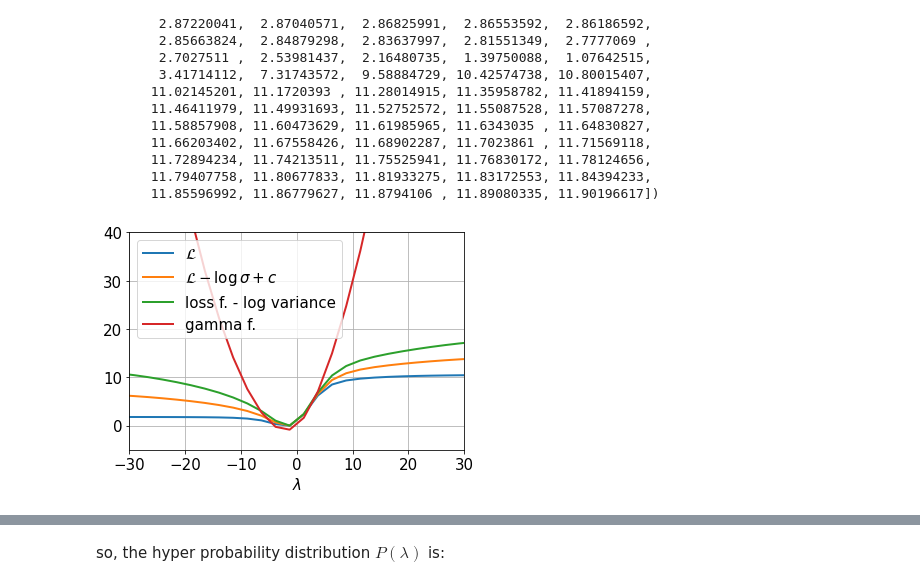
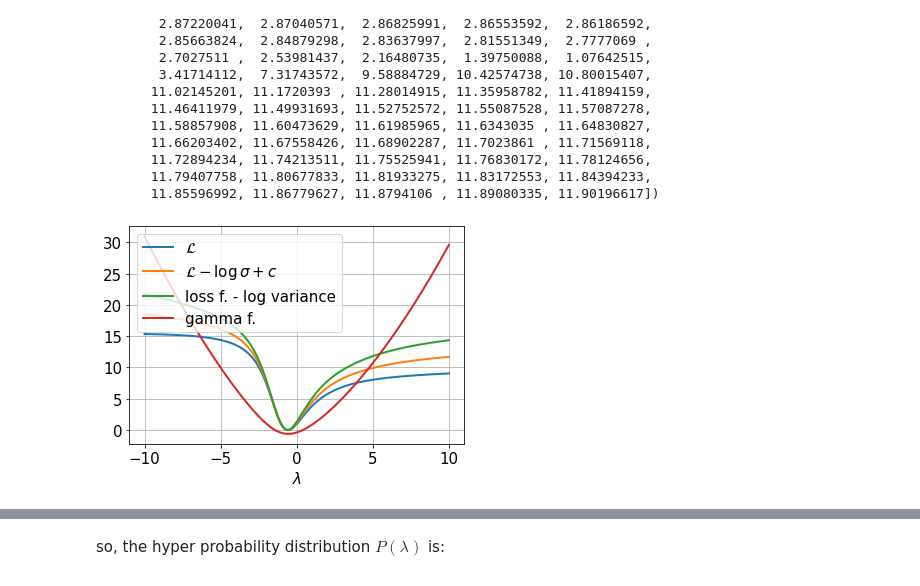
Before and after one commit to IvanGilardoni/Jeffreys_prior, a Jupyter notebook: main1.ipynb, the cells around one changed output, grey strips where cells are left out. Drawn from its saved outputs; the diff is of its cells as text; code cells hidden in the pictures.

```diff
--- a/main1.ipynb
+++ b/main1.ipynb
@@ -160,0 +124,15 @@ Text(0.5, 0, 'n frames')
+# %%
+# probability distribution:
+p0 = [3, 4, 1, 1]
+
+# normalize, if not normalized
+p0 = p0/np.sum(p0)
+
+# value of the observable at these points:
+g = np.array([[0, 0], [0, 1], [1, 0], [1, 1]]).T
+
+# experimental value and error of the observable
+gexp = [0.1, 0.8]
+sigma = [0.2, 0.1]
+
+print(p0.shape, g.shape)
@@ -160,0 +141,14 @@ Text(0.5, 0, 'n frames')
+# %%
+var = 0.1/1  # spread of the 4 peaks (assumption: the same for all)
+how_many = 50  # times prop, it gives the population of the 4 peaks
+prop = [1, 1, 1, 1]  # chosen proportion of the 4 peaks
+
+g = np.concatenate((np.random.multivariate_normal(mean=(0, 0), cov=var*np.diag([1, 1]), size=prop[0]*how_many),
+    np.random.multivariate_normal(mean=(0, 1), cov=var*np.diag([1, 1]), size=prop[1]*how_many),
+    np.random.multivariate_normal(mean=(1, 0), cov=var*np.diag([1, 1]), size=prop[2]*how_many),
+    np.random.multivariate_normal(mean=(1, 1), cov=var*np.diag([1, 1]), size=prop[3]*how_many))).T
+
+p0 = np.ones(len(g.T))  # different n. of points in each Gaussian
+p0 = p0/np.sum(p0)
+
+print(p0.shape, g.shape)
@@ -160,0 +181,12 @@ Text(0.5, 0, 'n frames')
+# %%
+lambdas = np.linspace(-30, 30, 100)
+
+my_grid = np.meshgrid(lambdas, lambdas)
+
+out = {}
+
+for l1 in lambdas:
+    out[l1] = {}
+    for l2 in lambdas:
+        out[l1][l2] = vars(compute_single(np.array([l1, l2]), p0, g, gexp, sigma, alpha))
+        out[l1][l2]['jeffreys'] = compute_sqrt_det(g.T, out[l1][l2]['P'])[0]
@@ -254,21 +428,21 @@ delta = np.min(loss) - np.min(gamma)
 # %%
 plt.plot(lambdas, loss, '-', label=r'$\mathcal{L}$')#loss f.')#,markersize=0.5)
 plt.plot(lambdas, loss1, '-', label=r'$\mathcal{L}-\log\sigma+c$')
 #plt.plot(lambdas,-loss+loss1,'-',label=r'$-\log\sigma$')
 
 plt.plot(lambdas, loss2, '-', label='loss f. - log variance')
 plt.plot(lambdas, gamma, '-', label='gamma f.')
 #plt.plot(lambdas,gamma+delta,'-',label='gamma f. +delta')
 #plt.plot(lambdas,loss_dir,'-',label='loss f. with Dirichlet correction')
 
 plt.legend(loc='upper left')#(loc='center left', bbox_to_anchor=(1, 0.5))
 plt.xlabel(r'$\lambda$')
 #plt.yscale('log')
-plt.xlim([-30, 30])
-plt.ylim([-5,40])
+# plt.xlim([-30, 30])
+# plt.ylim([-5,40])
 plt.grid()
 # %% [output]
-[figure, old version]
+[figure, new version]
 # %%
 xmin_loss = lambdas[np.argwhere(loss == np.min(loss))[0][0]]
 xmin_gamma = lambdas[np.argwhere(gamma == np.min(gamma))[0][0]]
```
Also changed, not shown: parts of 33 cells of this notebook, 5 other files.
